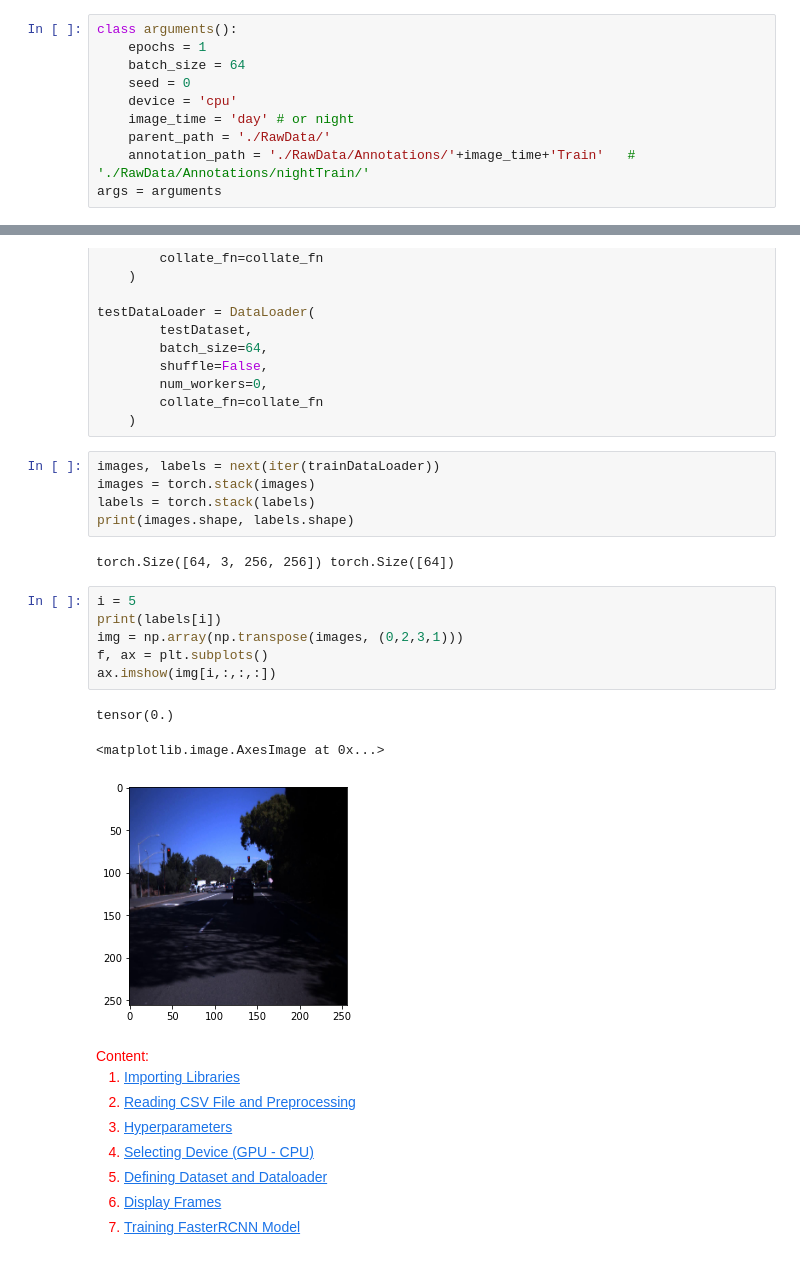
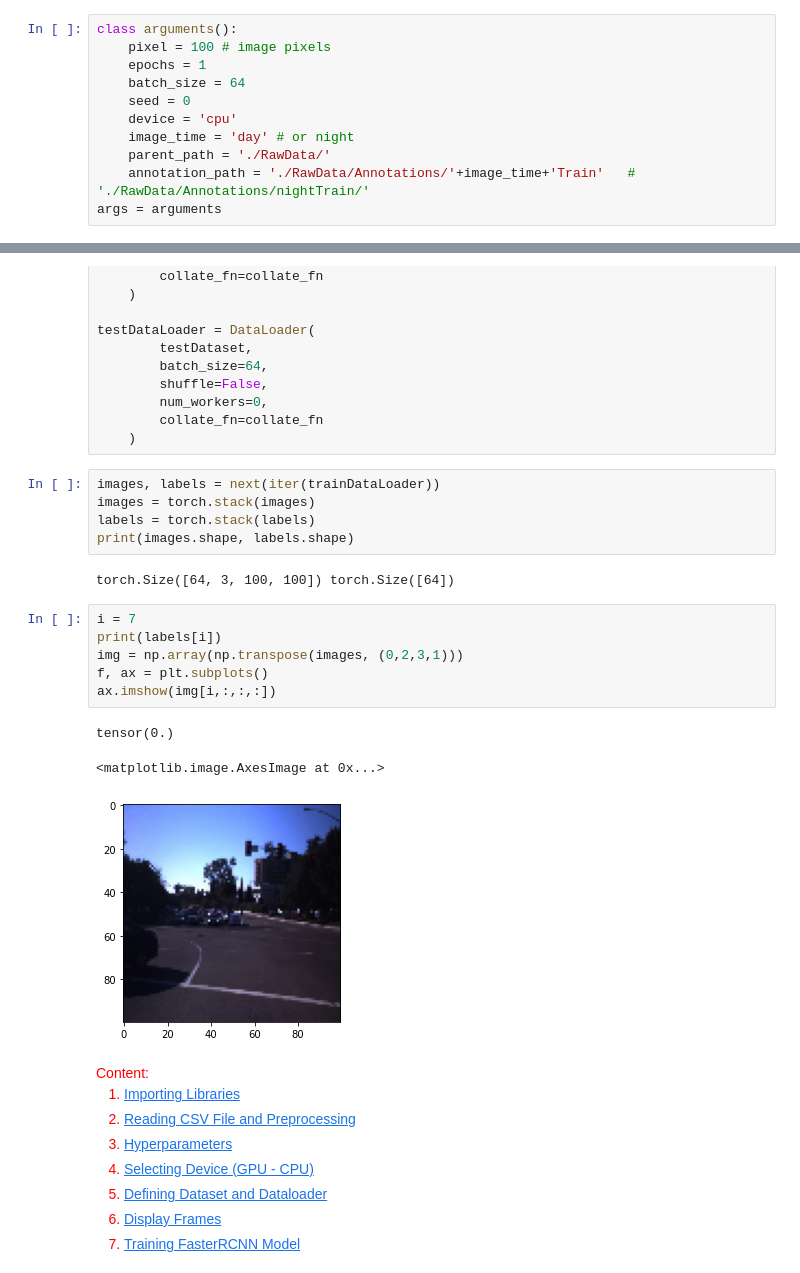
Before and after one commit to DawnLIU35/NU_EE424_SwarmLearning, a Jupyter notebook: examples/LISA_Traffic_Light/app-data/PreData.ipynb, the cells around one changed output, grey strips where cells are left out. Saved outputs shown, nothing was run; the diff lists cells and outputs as text.

```diff
--- a/examples/LISA_Traffic_Light/app-data/PreData.ipynb
+++ b/examples/LISA_Traffic_Light/app-data/PreData.ipynb
@@ -8,6 +8,7 @@ import matplotlib.pyplot as plt
 import numpy as np
 # %%
 class arguments():
+    pixel = 100 # image pixels
     epochs = 1
     batch_size = 64
     seed = 0
@@ -54,17 +55,17 @@ images = torch.stack(images)
 labels = torch.stack(labels)
 print(images.shape, labels.shape)
 # %% [output]
-torch.Size([64, 3, 256, 256]) torch.Size([64])
+torch.Size([64, 3, 100, 100]) torch.Size([64])
 # %%
-i = 5
+i = 7
 print(labels[i])
 img = np.array(np.transpose(images, (0,2,3,1)))
 f, ax = plt.subplots()
 ax.imshow(img[i,:,:,:])
 # %% [output]
 tensor(0.)
 <matplotlib.image.AxesImage at 0x...>
-[figure, old version]
+[figure, new version]
 # %% [markdown]
 <font color = 'red'>
 Content:
```
Also changed, not shown: 1 other file.
